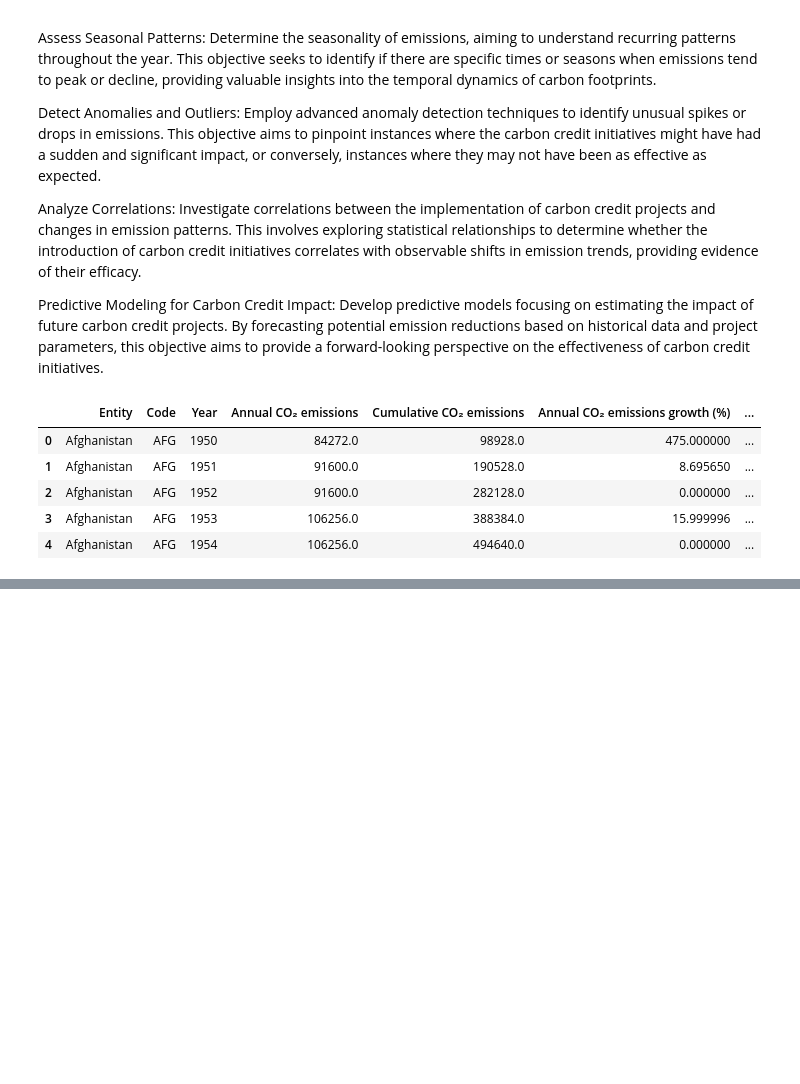
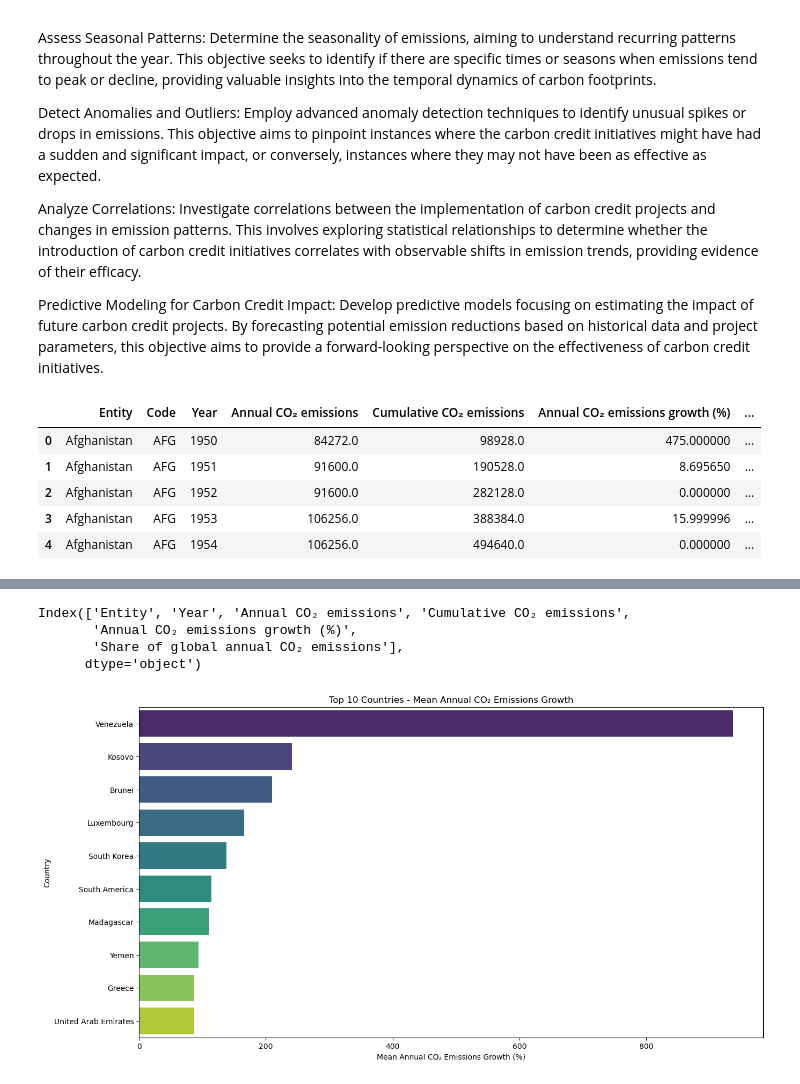
Before and after one commit to Wairimukimm/Carbon-credits-chronicles, a Jupyter notebook: Untitled.ipynb, the cells around one changed output, grey strips where cells are left out. Cells and saved outputs as stored; diff of their text form; code cells hidden in the pictures; blank space fills up the shorter version.

```diff
--- a/Untitled.ipynb
+++ b/Untitled.ipynb
@@ -46,10 +46,10 @@ df1 = pd.read_csv("./data/cumulative-co-emissions.csv")
 merged_df = pd.merge(df, df1, on=['Entity', 'Code', 'Year'])
 # %%
 # Merging df3 with the previously merged DataFrame based on 'Entity', 'Code', and 'Year'
-df3 = pd.read_csv(r"C:\Users\nimu\Downloads\change-co2-annual-pct.csv")
+df3 = pd.read_csv("./data/change-co2-annual-pct.csv")
 merged_df = pd.merge(merged_df, df3, on=['Entity', 'Code', 'Year'])
 # %%
-df4 = pd.read_csv(r"C:\Users\nimu\Downloads\annual-share-of-co2-emissions.csv")
+df4 = pd.read_csv('./data/annual-share-of-co2-emissions.csv')
 # Merging df4 with the existing merged DataFrame based on 'Entity', 'Code', and 'Year'
 merged_df = pd.merge(merged_df, df4, on=['Entity', 'Code', 'Year'])
 
@@ -102,0 +154,23 @@ merged_df.head()
+# %%
+merged_df['Entity'].value_counts()
+merged_df.columns
+# %% [output]
+Index(['Entity', 'Year', 'Annual CO₂ emissions', 'Cumulative CO₂ emissions',
+       'Annual CO₂ emissions growth (%)',
+       'Share of global annual CO₂ emissions'],
+      dtype='object')
+# %%
+# Mean growth by country
+
+mean_growth_by_country = merged_df.groupby('Entity')['Annual CO₂ emissions growth (%)'].mean()
+
+top_10_countries = mean_growth_by_country.nlargest(10)
+
+plt.figure(figsize=(15, 8))
+sns.barplot(x=top_10_countries.values, y=top_10_countries.index, palette='viridis')
+plt.title('Top 10 Countries - Mean Annual CO₂ Emissions Growth')
+plt.xlabel('Mean Annual CO₂ Emissions Growth (%)')
+plt.ylabel('Country')
+plt.show()
+# %% [output]
+[figure, added]
```
Also changed, not shown: parts of 17 cells of this notebook.
